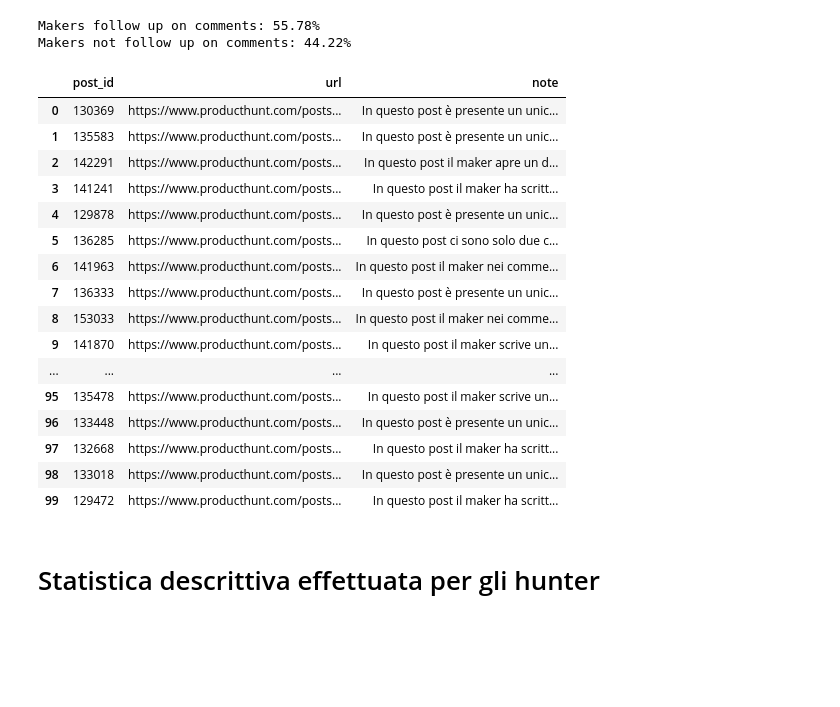
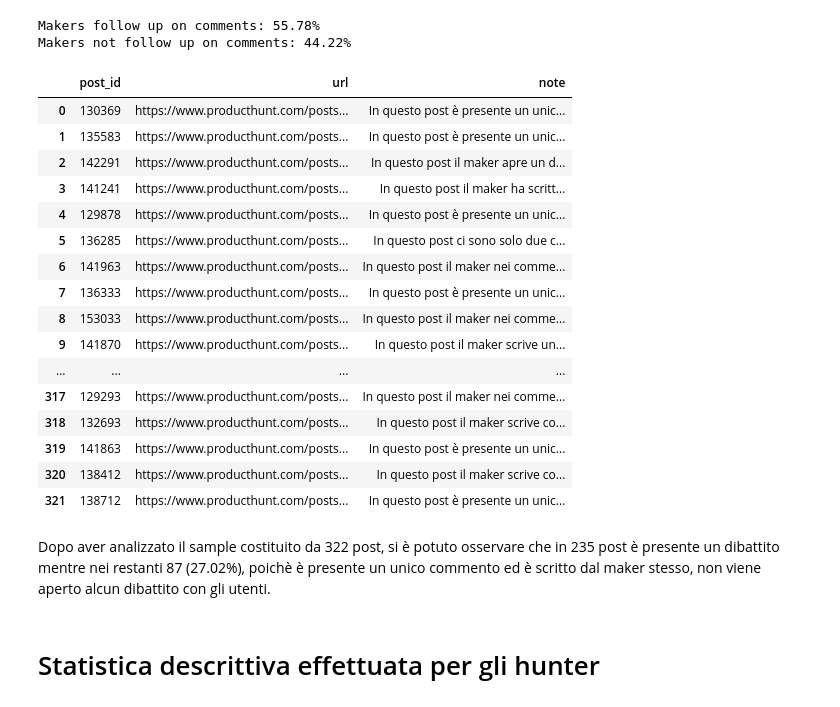
Before and after one commit to collab-uniba/PH_miner, a Jupyter notebook: analysis/notebook/data_analysis/data_analysis.ipynb, the cells around one changed output. Drawn from its saved outputs; the diff is of its cells as text; code cells hidden in the pictures; blank space fills up the shorter version.

Commit message:
Complete analysis of makers that follow up on comments

```diff
--- a/analysis/notebook/data_analysis/data_analysis.ipynb
+++ b/analysis/notebook/data_analysis/data_analysis.ipynb
@@ -78,6 +78,7 @@ print("Makers not follow up on comments: {:.2f}%".format(percentage_of_makers_no
 Makers follow up on comments: 55.78%
 Makers not follow up on comments: 44.22%
 # %%
+csv_directory = os.getcwd()[:-22] + 'dataset\\'
 csv_file = 'analysis_makers_follow_up_on_comments.csv'
 csv_file_path = os.path.join(csv_directory, csv_file)
 analysis_makers = pd.read_csv(csv_file_path, delimiter=';')
@@ -85,32 +86,34 @@ pd.set_option('display.max_colwidth', -1)
 # %%
 def make_clickable(val):
     return '<a href="{}">{}</a>'.format(val, val)
 
-analysis_makers.head(100).style.format({'url': make_clickable})
+analysis_makers.style.format({'url': make_clickable})
 # %% [output]
 |  | post_id | url | note |
 | 0 | 130369 | https://www.producthunt.com/posts... | In questo post è presente un unic... |
 | 1 | 135583 | https://www.producthunt.com/posts... | In questo post è presente un unic... |
 | 2 | 142291 | https://www.producthunt.com/posts... | In questo post il maker apre un d... |
 | 3 | 141241 | https://www.producthunt.com/posts... | In questo post il maker ha scritt... |
 | 4 | 129878 | https://www.producthunt.com/posts... | In questo post è presente un unic... |
 | 5 | 136285 | https://www.producthunt.com/posts... | In questo post ci sono solo due c... |
 | 6 | 141963 | https://www.producthunt.com/posts... | In questo post il maker nei comme... |
 | 7 | 136333 | https://www.producthunt.com/posts... | In questo post è presente un unic... |
 | 8 | 153033 | https://www.producthunt.com/posts... | In questo post il maker nei comme... |
 | 9 | 141870 | https://www.producthunt.com/posts... | In questo post il maker scrive un... |
 | ... | ... | ... | ... |
-| 95 | 135478 | https://www.producthunt.com/posts... | In questo post il maker scrive un... |
-| 96 | 133448 | https://www.producthunt.com/posts... | In questo post è presente un unic... |
-| 97 | 132668 | https://www.producthunt.com/posts... | In questo post il maker ha scritt... |
-| 98 | 133018 | https://www.producthunt.com/posts... | In questo post è presente un unic... |
-| 99 | 129472 | https://www.producthunt.com/posts... | In questo post il maker ha scritt... |
+| 317 | 129293 | https://www.producthunt.com/posts... | In questo post il maker nei comme... |
+| 318 | 132693 | https://www.producthunt.com/posts... | In questo post il maker scrive co... |
+| 319 | 141863 | https://www.producthunt.com/posts... | In questo post è presente un unic... |
+| 320 | 138412 | https://www.producthunt.com/posts... | In questo post il maker scrive co... |
+| 321 | 138712 | https://www.producthunt.com/posts... | In questo post è presente un unic... |
 # %%
 # count = np.array(np.where(mydata['hunter_id']==mydata['maker_id']))
 # print(len(count[0]))
 
 # print(analysis_makers.shape)
 # print(analysis_makers['post_id'].nunique())
+# %% [markdown]
+Dopo aver analizzato il sample costituito da 322 post, si è potuto osservare che in 235 post è presente un dibattito mentre nei restanti 87 (27.02&percnt;), poichè è presente un unico commento ed è scritto dal maker stesso, non viene aperto alcun dibattito con gli utenti.
 # %% [markdown]
 # Statistica descrittiva effettuata per gli hunter
 # %% [markdown]
```
Also changed, not shown: 1 other file.
